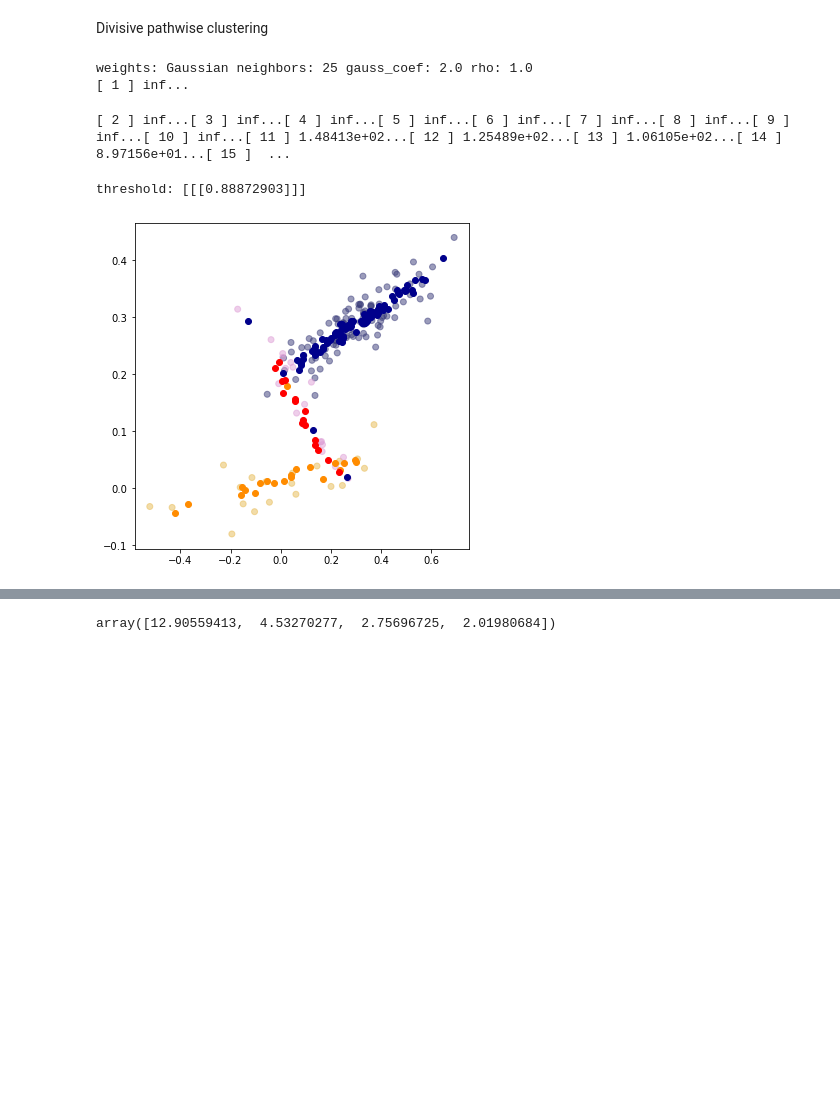
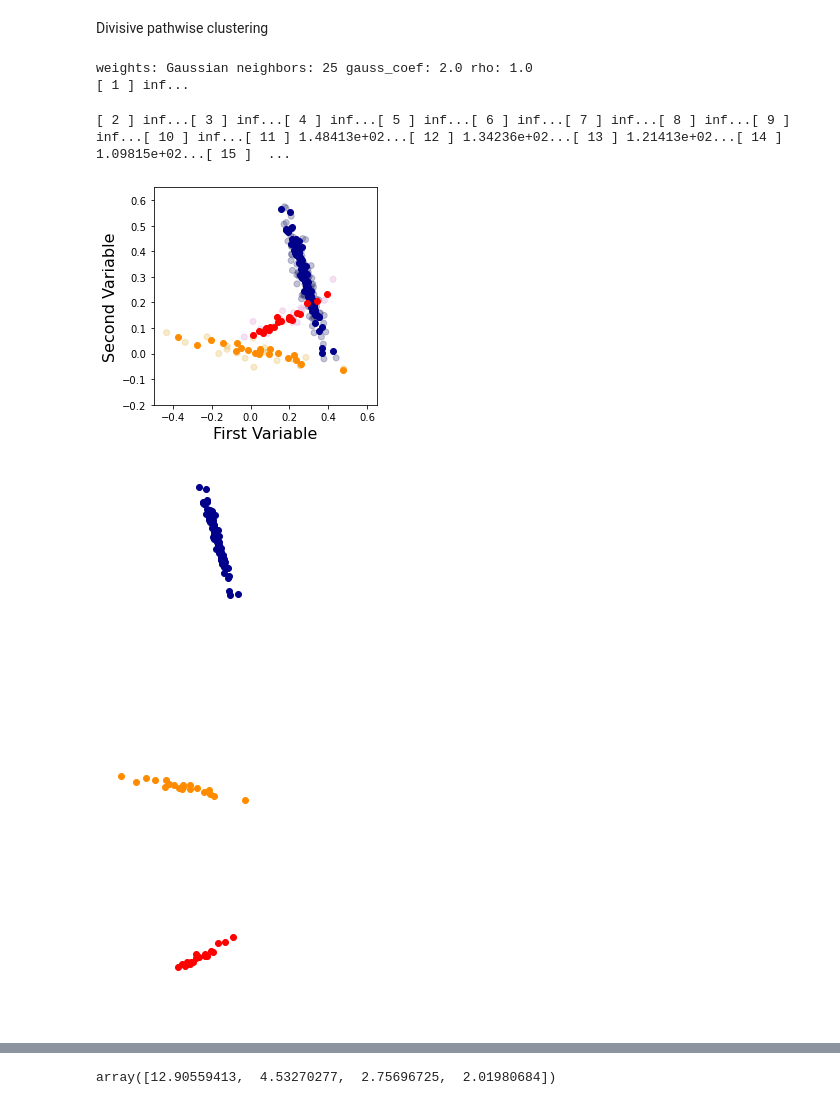
Before and after one commit to grosenicklab/CARVE-AI, a Jupyter notebook: notebooks_neurips2022/NeurIPS2022 Figure and Movies.ipynb, the cells around one changed output, grey strips where cells are left out. Cells and saved outputs as stored; diff of their text form; code cells hidden in the pictures; blank space fills up the shorter version.

```diff
--- a/notebooks_neurips2022/NeurIPS2022 Figure and Movies.ipynb
+++ b/notebooks_neurips2022/NeurIPS2022 Figure and Movies.ipynb
@@ -60,14 +60,15 @@ Generate data
 # Set data generation parameters
 m = [100,20,20]
 n_X = 20
-sigma = 0.075
+sigma = 0.08
 density = 1.0
 n_clusters = 3
 means = [-0.35, 0.0, 0.35]
 true_clusters = np.repeat([0,1,2],m)
 
 # Generate clusters
-X_clusters, u_true, v_true, _ = generate_cluster_PMD_data(m, n_X, sigma, density, n_clusters=n_clusters, means=means, seeds=[42]) #8# row 1,3
+X_clusters, u_true, v_true, _ = generate_cluster_PMD_data(m, n_X, sigma, density,
+                                                          n_clusters=n_clusters, means=means, seeds=[1]) #8# row 1,3
 
 # Add random intercept to one cluster and stack into data matrix
 X_clusters[0] += 0.4
@@ -81,7 +82,7 @@ num_components = 4
 colors = ['darkblue','darkorange','red','green','purple']
 plot_idxs = [0,1]
 scatter_cmap = 'tab20b'
-scatter_alpha = 0.5
+scatter_alpha = 0.3
 # %% [markdown]
 Plot generated data
 # %%
@@ -167,7 +172,7 @@ for ncl in range(num_clusters):
 # %% [markdown]
 Set the penalty list for experiments
 # %%
-penalty_list = np.concatenate((np.repeat(np.inf,10),np.exp(np.linspace(-20,5,150))[::-1]),axis=0)
+penalty_list = np.concatenate((np.repeat(np.inf,10),np.exp(np.linspace(-20,5,250))[::-1]),axis=0)
 # %% [markdown]
 ### Run PCMF on synthetic data
 # %%
@@ -246,7 +255,7 @@ A_list, U_list, s_list, V_list = pcmf_full(X_c, penalty_list, problem_rank=num_c
 # %% [output]
 weights: Gaussian neighbors: 25 gauss_coef: 2.0 rho: 1.0
 [ 1 ] inf...
-[ 2 ] inf...[ 3 ] inf...[ 4 ] inf...[ 5 ] inf...[ 6 ] inf...[ 7 ] inf...[ 8 ] inf...[ 9 ] inf...[ 10 ] inf...[ 11 ] 1.48413e+02...[ 12 ] 1.25489e+02...[ 13 ] 1.06105e+02...[ 14 ] 8.97156e+01...[ 15 ]  ...
+[ 2 ] inf...[ 3 ] inf...[ 4 ] inf...[ 5 ] inf...[ 6 ] inf...[ 7 ] inf...[ 8 ] inf...[ 9 ] inf...[ 10 ] inf...[ 11 ] 1.48413e+02...[ 12 ] 1.34236e+02...[ 13 ] 1.21413e+02...[ 14 ] 1.09815e+02...[ 15 ]  ...
 # %%
 from scipy.sparse import csr_matrix
 from itertools import combinations
@@ -352,29 +361,45 @@ def diff_graph_cluster(Xhat, D, comb_list, num_clusters, thresh_sd=6, pca_clean=
 D, comb_list = sparse_D(X_c.shape[0],X_c.shape[1])
 # %%
 # Plot results for one value of lambda with data and PCMF estimate overlay
-plt.figure(figsize=(6,6))
+plt.figure(figsize=(4,4))
 plt.scatter(X_c[:,0], X_c[:,1], c=true_clusters, cmap=scatter_cmap, alpha=scatter_alpha)
+plt.xlabel('First Variable',fontsize=16)
+plt.ylabel('Second Variable',fontsize=16)
 
-lambda_idx = 90
+lambda_idx = 135
 U = U_list[lambda_idx]
 s = s_list[lambda_idx]
 V = V_list[lambda_idx]
 
-cluster_pcmf = diff_graph_cluster(np.array(A_list[90]), D, comb_list, num_clusters).astype(int)
+cluster_pcmf = diff_graph_cluster(np.array(A_list[lambda_idx]), D, comb_list, num_clusters).astype(int)
 
 #X_pcmf = np.dot(np.dot(U[:,0:num_components],np.diag(s[0:num_components])),V[0:num_components,:])
 #pcmf_spectral_clustering = SpectralClustering(n_clusters=num_clusters, random_state=20, affinity="nearest_neighbors").fit()
 #pcmf_labels = pcmf_spectral_clustering.labels_
 
 #plt.figure(figsize=(6,6))
 X_pcas = list()
 for ncl in range(num_clusters):
     idx = np.where(cluster_pcmf==ncl)[0]
     X_pcmf = np.dot(np.dot(U[:,0:num_components],np.diag(s[0:num_components])),V[0:num_components,:])
     plt.scatter(X_pcmf[idx, 0], X_pcmf[idx, 1], c=colors[ncl])
+    plt.xlim(-0.5, 0.65)
+    plt.ylim(-0.2, 0.65)
+
+X_pcas = list()
+for ncl in range(num_clusters):
+    plt.figure(figsize=(3,3))
+    idx = np.where(cluster_pcmf==ncl)[0]
+    X_pcmf = np.dot(np.dot(U[:,0:num_components],np.diag(s[0:num_components])),V[0:num_components,:])
+    plt.scatter(X_pcmf[idx, 0], X_pcmf[idx, 1], c=colors[ncl])
+    plt.xlim(-0.5, 0.65)
+    plt.ylim(-0.2, 0.65)
+    plt.axis("off")
 # %% [output]
-threshold: [[[0.88872903]]]
-[figure, old version]
+[figure, new version]
+[figure, added]
+[figure, added]
+[figure, added]
 # %%
 # Plot four clusterings with data and PCMF overlay
 idxs = [30,60,90,130]
```
Also changed, not shown: parts of 12 cells of this notebook, 1 other file.
